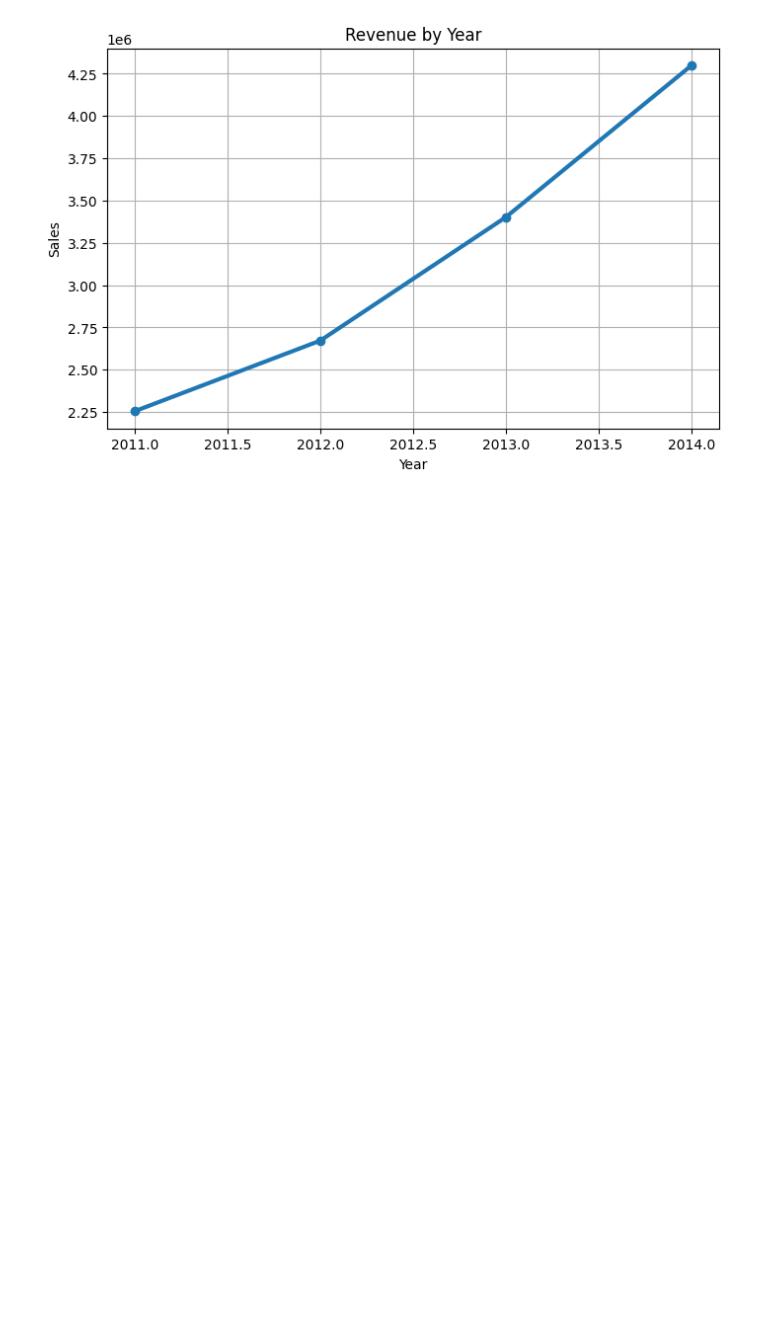
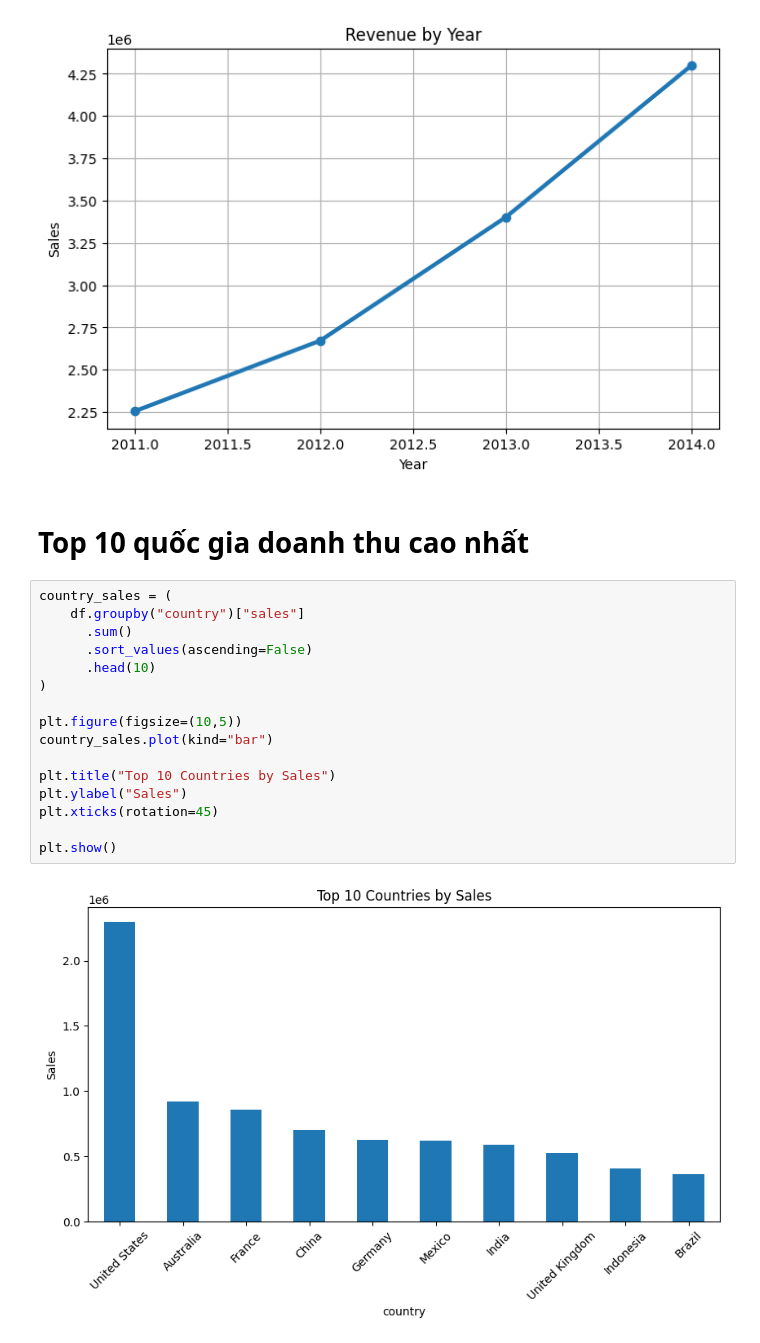
Before and after one commit to Glen0044/DATN---Phantom-Data, a Jupyter notebook: Code/plot/data visualization.ipynb, the cells around one changed output. Drawn from its saved outputs; the diff is of its cells as text; blank space fills up the shorter version.

Commit message:
visualization2

```diff
--- a/Code/plot/data visualization.ipynb
+++ b/Code/plot/data visualization.ipynb
@@ -60,3 +60,23 @@ plt.grid(True)
 plt.show()
 # %% [output]
 [figure]
+# %% [markdown]
+# Top 10 quốc gia doanh thu cao nhất
+# %%
+country_sales = (
+    df.groupby("country")["sales"]
+      .sum()
+      .sort_values(ascending=False)
+      .head(10)
+)
+
+plt.figure(figsize=(10,5))
+country_sales.plot(kind="bar")
+
+plt.title("Top 10 Countries by Sales")
+plt.ylabel("Sales")
+plt.xticks(rotation=45)
+
+plt.show()
+# %% [output]
+[figure, added]
```
